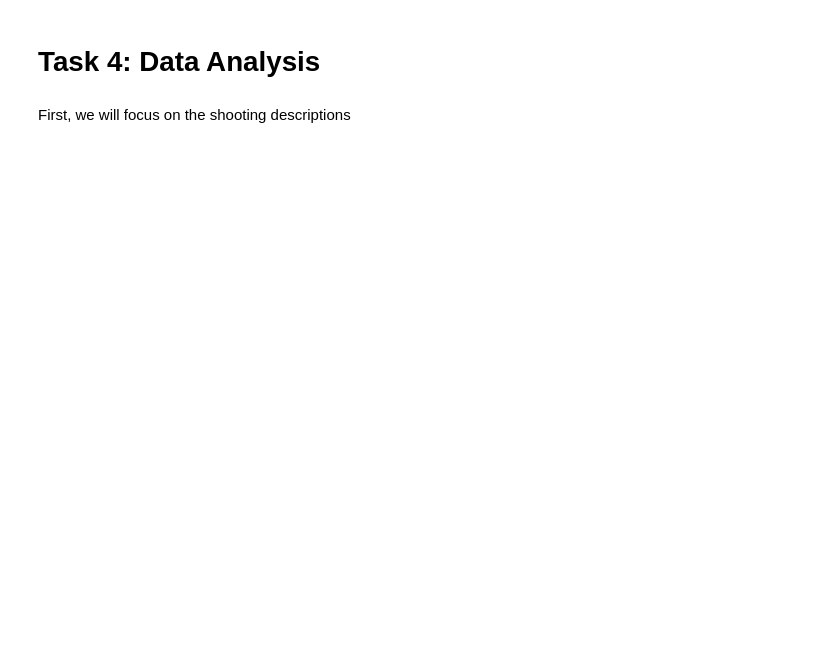
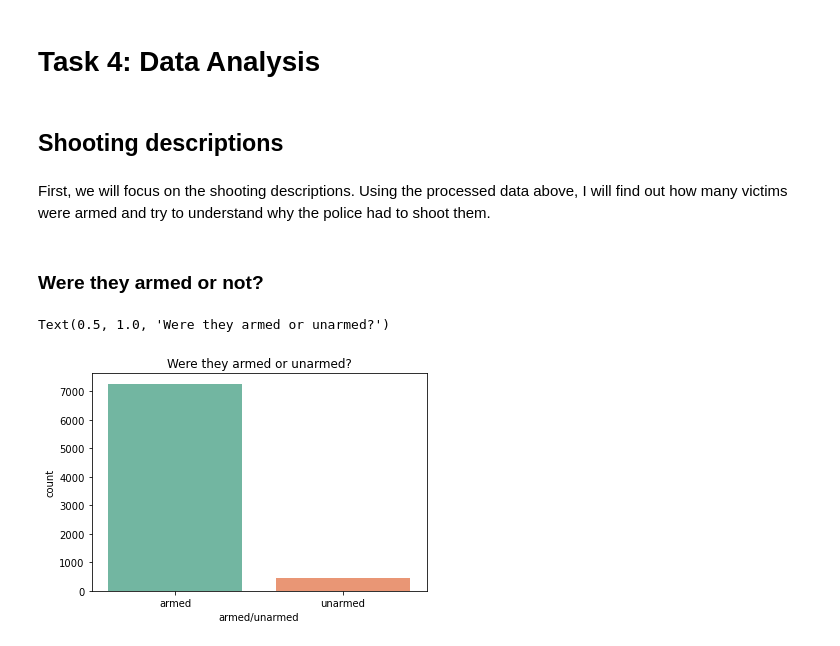
Before and after one commit to ubco-W2022T1-cosc301/project-group48, a Jupyter notebook: notebooks/analysis2.ipynb, the cells around one changed output. Drawn from its saved outputs; the diff is of its cells as text; code cells hidden in the pictures; blank space fills up the shorter version.

```diff
--- a/notebooks/analysis2.ipynb
+++ b/notebooks/analysis2.ipynb
@@ -199,4 +315,13 @@ TypeError: dropna() got multiple values for argument 'axis'
 # %% [markdown]
 # Task 4: Data Analysis
-# %% [markdown]
-First, we will focus on the shooting descriptions
+# %% [markdown]
+## Shooting descriptions
+# %% [markdown]
+First, we will focus on the shooting descriptions. Using the processed data above, I will find out how many victims were armed and try to understand why the police had to shoot them.
+# %% [markdown]
+### Were they armed or not?
+# %%
+sns.countplot(data = shootings_data, x='armed/unarmed',palette = "Set2").set_title("Were they armed or unarmed?")
+# %% [output]
+Text(0.5, 1.0, 'Were they armed or unarmed?')
+[figure, added]
```
Also changed, not shown: parts of 48 cells of this notebook, 1 other file.
